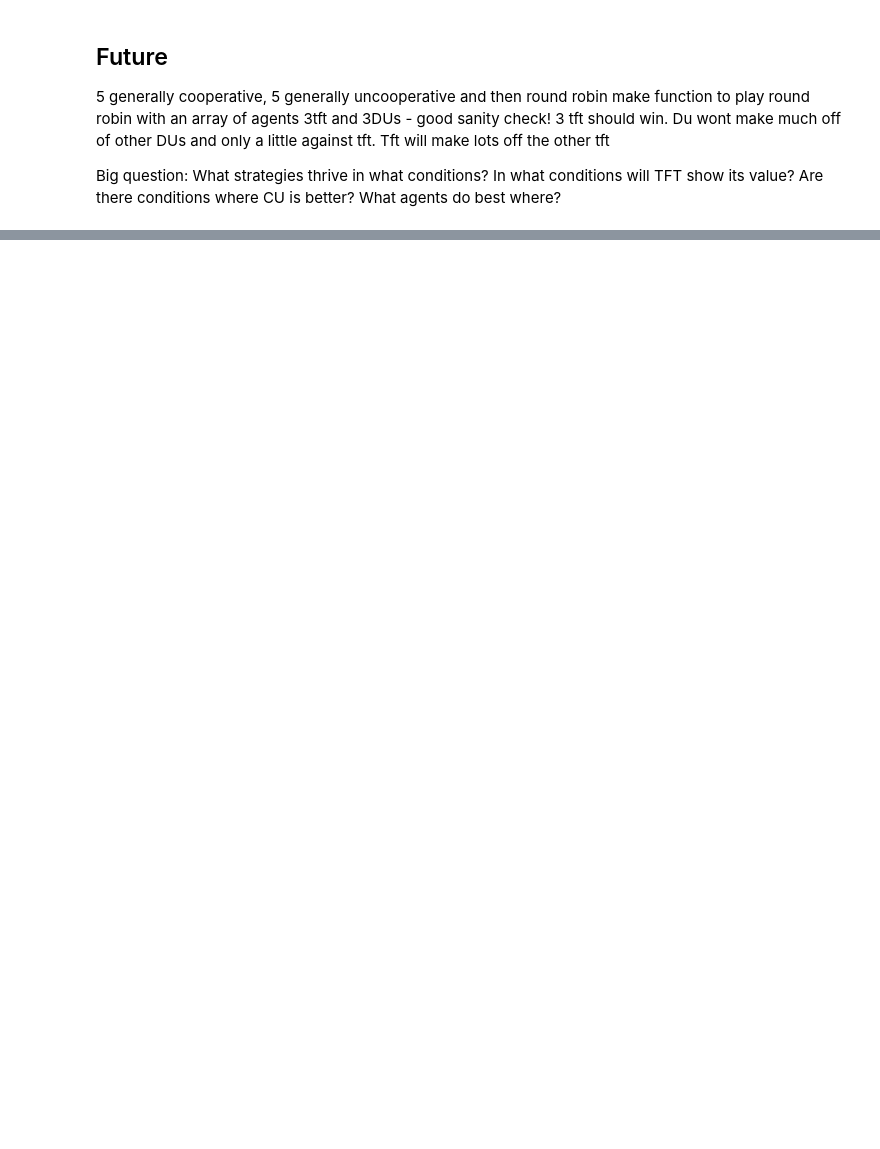
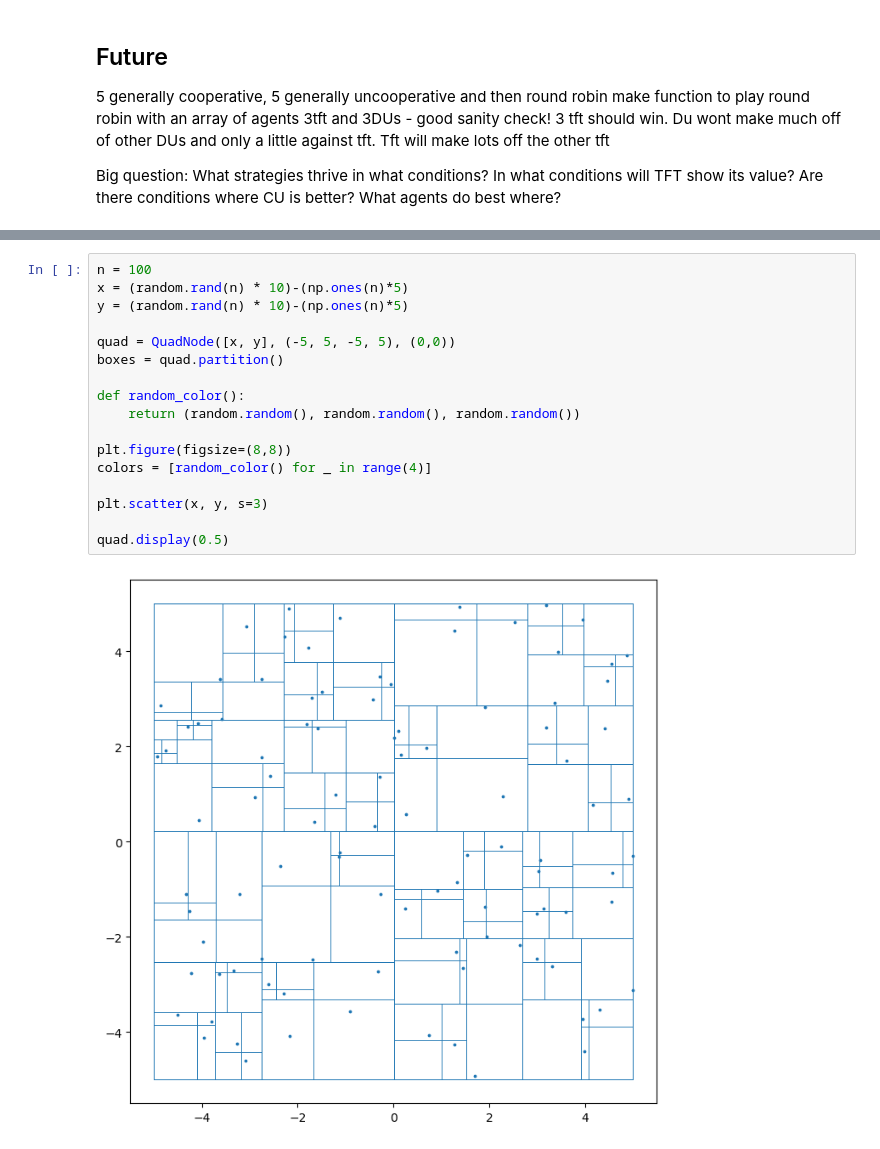
Before and after one commit to sebastianwied/GameTheory, a Jupyter notebook: PrisonersDilemma.ipynb, the cells around one changed output, grey strips where cells are left out. Drawn from its saved outputs; the diff is of its cells as text; blank space fills up the shorter version.

```diff
--- a/PrisonersDilemma.ipynb
+++ b/PrisonersDilemma.ipynb
@@ -326,0 +431,19 @@ Big question: What strategies thrive in what conditions? In what conditions will
+# %%
+n = 100
+x = (random.rand(n) * 10)-(np.ones(n)*5)
+y = (random.rand(n) * 10)-(np.ones(n)*5)
+
+quad = QuadNode([x, y], (-5, 5, -5, 5), (0,0))
+boxes = quad.partition()
+
+def random_color():
+    return (random.random(), random.random(), random.random())
+
+plt.figure(figsize=(8,8))
+colors = [random_color() for _ in range(4)]
+
+plt.scatter(x, y, s=3)
+
+quad.display(0.5)
+# %% [output]
+[figure, added]
```
Also changed, not shown: parts of 23 cells of this notebook, 56 other files.
